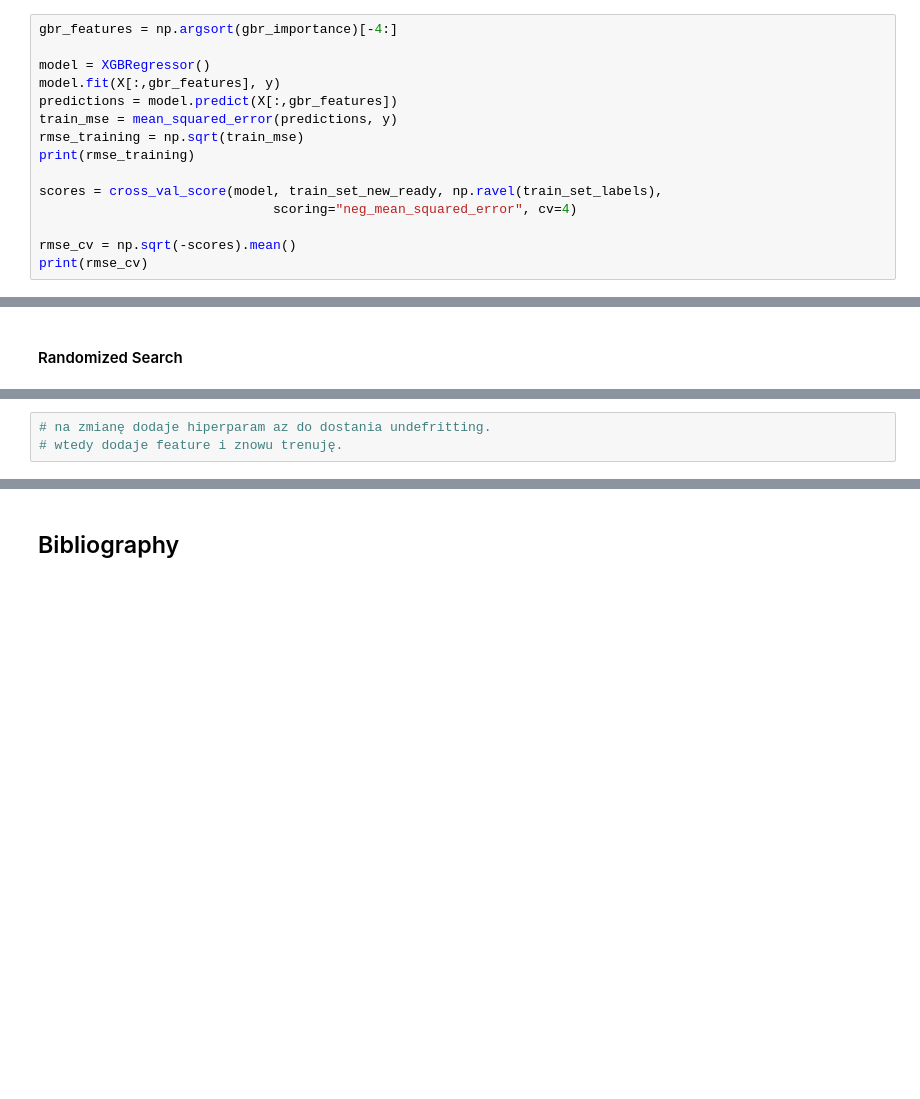
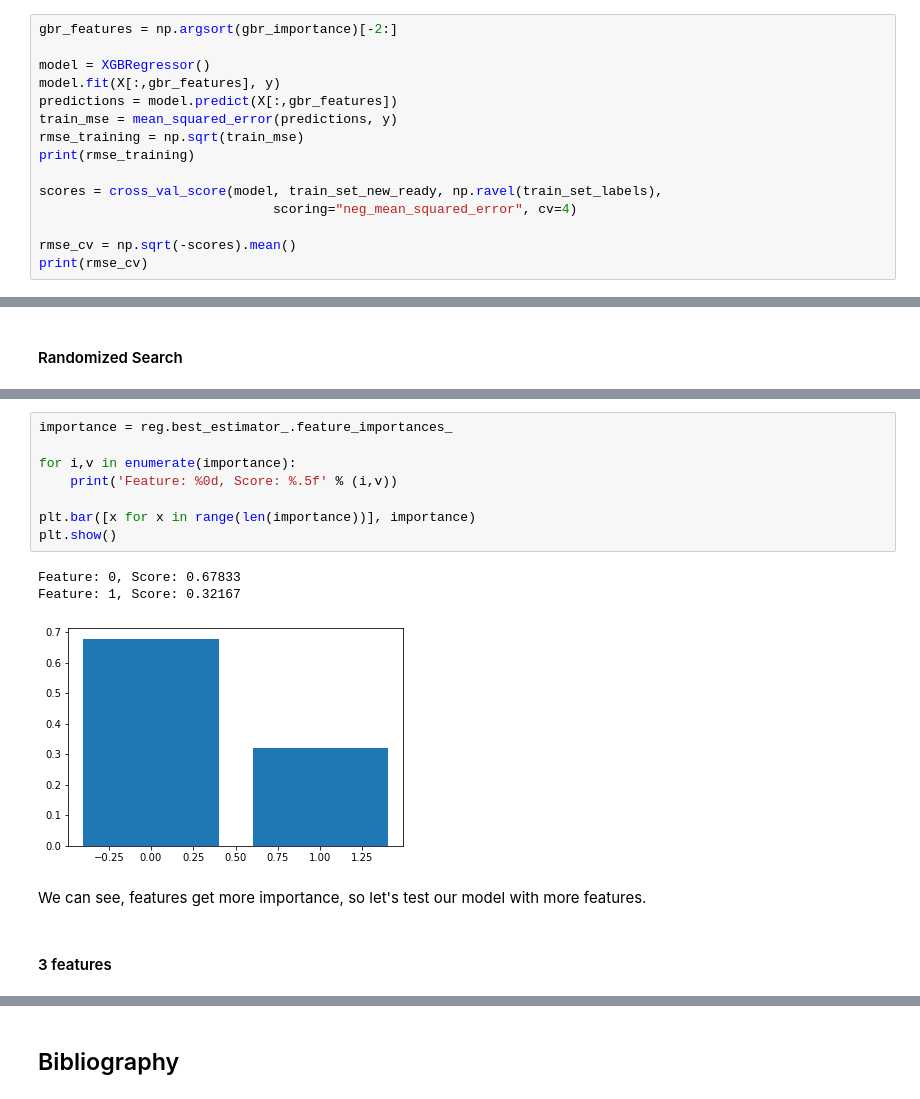
Before and after one commit to ArkadiuszSlowik/Possum-regression, a Jupyter notebook: possum_regression.ipynb, the cells around one changed output, grey strips where cells are left out. Cells and saved outputs as stored; diff of their text form; blank space fills up the shorter version.

```diff
--- a/possum_regression.ipynb
+++ b/possum_regression.ipynb
@@ -652,7 +656,7 @@ print(rmse_cv)
 # %% [markdown]
 As we can see, now model is underfitting. Let's add one more feature.
 # %%
-gbr_features = np.argsort(gbr_importance)[-4:]
+gbr_features = np.argsort(gbr_importance)[-2:]
 
 model = XGBRegressor()
 model.fit(X[:,gbr_features], y)
@@ -731,3 +757,16 @@ print(rmse_cv)
-# %%
-# na zmianę dodaje hiperparam az do dostania undefritting.
-# wtedy dodaje feature i znowu trenuję.
+# %%
+importance = reg.best_estimator_.feature_importances_
+
+for i,v in enumerate(importance):
+    print('Feature: %0d, Score: %.5f' % (i,v))
+
+plt.bar([x for x in range(len(importance))], importance)
+plt.show()
+# %% [output]
+Feature: 0, Score: 0.67833
+Feature: 1, Score: 0.32167
+[figure, added]
+# %% [markdown]
+We can see, features get more importance, so let's test our model with more features.
+# %% [markdown]
+<h4> 3 features </h4>
```
Also changed, not shown: parts of 20 cells of this notebook, 1 other file.
